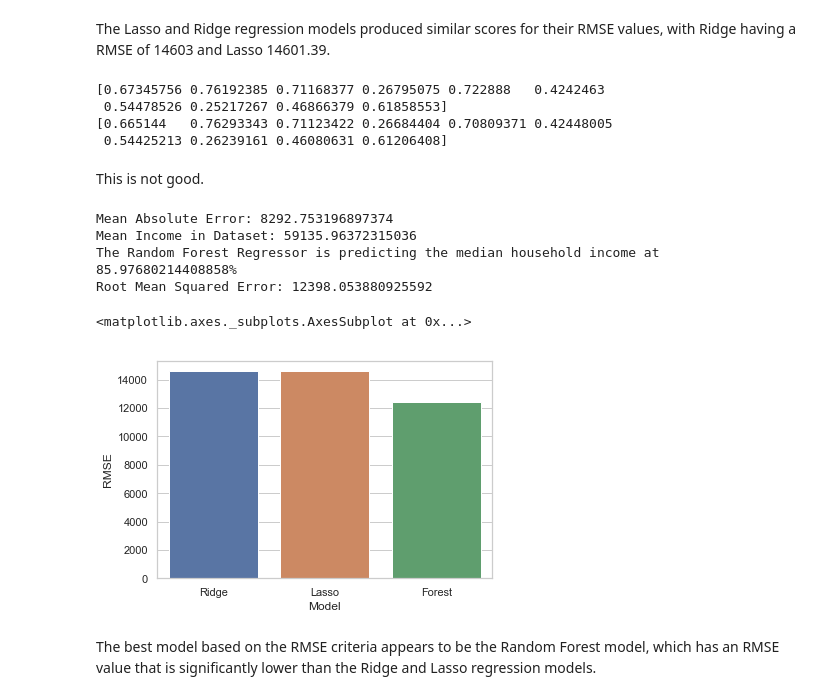
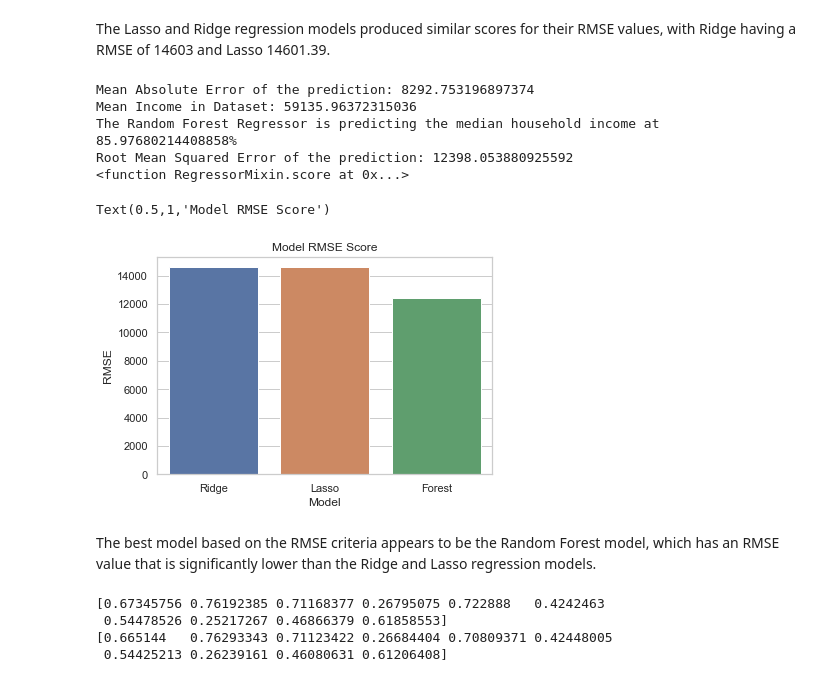
Before and after one commit to alexcroft08/Thinkful-Data-Science, a Jupyter notebook: Supervised Capstone .ipynb, the cells around one changed output. Drawn from its saved outputs; the diff is of its cells as text; code cells hidden in the pictures.

```diff
--- a/Supervised Capstone .ipynb
+++ b/Supervised Capstone .ipynb
@@ -161,2 +168,14 @@ sns.catplot(x="Borough", y="Income", kind = 'swarm', data=nyc_df);
 # %% [markdown]
 The distribution of income does appear to vary between the boroughs, with Manhattan having the highest income distribution and Staten Island and the Bronx having the lowest of the five boroughs.
+# %%
+#Let's see if gender has an impact on income
+import seaborn as sns
+
+nyc_df['Percent Male'] = nyc_df['Men'] / nyc_df['TotalPop']
+nyc_df['Percent Female'] = nyc_df['Women'] / nyc_df['TotalPop']
+
+male_plot = sns.lmplot(x="Percent Male", y="Income",
+               truncate=True, height=6, data=nyc_df).fig.suptitle("Male Income Distribution")
+
+female_plot = sns.lmplot(x='Percent Female', y='Income',
+               truncate = True, height =6, data=nyc_df).fig.suptitle("Female Income Distribution")
@@ -265,18 +292,11 @@ Mean absolute percentage error of the prediction is: 19.831693312951632
 The Lasso and Ridge regression models produced similar scores for their RMSE values, with Ridge having a RMSE of 14603 and Lasso 14601.39.
 # %%
 # Let's do some Cross Validation to see if the model is overfitting
-models = [Lasso_regr,Ridge_regr]
-from sklearn.model_selection import cross_val_score
+#models = [Lasso_regr,Ridge_regr]
+#from sklearn.model_selection import cross_val_score
 
-for model in models:
-        print(cross_val_score(model, X, Y, cv=10))
+#for model in models:
+        #print(cross_val_score(model, X, Y, cv=10))
-# %% [output]
-[0.67345756 0.76192385 0.71168377 0.26795075 0.722888   0.4242463
- 0.54478526 0.25217267 0.46866379 0.61858553]
-[0.665144   0.76293343 0.71123422 0.26684404 0.70809371 0.42448005
- 0.54425213 0.26239161 0.46080631 0.61206408]
-# %% [markdown]
-This is not good.
 # %%
 # Let's try a Random Forest model.
 from sklearn.ensemble import RandomForestRegressor
@@ -287,27 +307,42 @@ y_pred = forest.predict(X_test)
 
 from sklearn import metrics
 
-print('Mean Absolute Error:', metrics.mean_absolute_error(y_test, y_pred))
+print('Mean Absolute Error of the prediction:', metrics.mean_absolute_error(y_test, y_pred))
 print('Mean Income in Dataset:', np.mean(nyc_df['Income']))
 print('The Random Forest Regressor is predicting the median household income at {}%'.format(100*(1 - (metrics.mean_absolute_error(y_test, y_pred))/np.mean(nyc_df['Income']))))
-print('Root Mean Squared Error:', np.sqrt(metrics.mean_squared_error(y_test, y_pred)))
+print('Root Mean Squared Error of the prediction:', np.sqrt(metrics.mean_squared_error(y_test, y_pred)))
 Forest_RMSE = np.sqrt(metrics.mean_squared_error(y_test, y_pred))
+print(RandomForestRegressor.score)
 # %% [output]
-Mean Absolute Error: 8292.753196897374
+Mean Absolute Error of the prediction: 8292.753196897374
 Mean Income in Dataset: 59135.96372315036
 The Random Forest Regressor is predicting the median household income at 85.97680214408858%
-Root Mean Squared Error: 12398.053880925592
+Root Mean Squared Error of the prediction: 12398.053880925592
+<function RegressorMixin.score at 0x...>
 # %%
 ### RMSE illustration for different models to chose the best one for this scenario
 from pandas import DataFrame
 
 data = {'Model':['Ridge','Lasso','Forest'],'RMSE':[Ridge_RMSE,Lasso_RMSE,Forest_RMSE]}
 Ridge_df = DataFrame(data, columns=['Model','RMSE'])
 
 sns.set(style="whitegrid")
 sns.barplot(x="Model", y="RMSE", data=Ridge_df)
+plt.title('Model RMSE Score')
 # %% [output]
-<matplotlib.axes._subplots.AxesSubplot at 0x...>
+Text(0.5,1,'Model RMSE Score')
-[figure, old version]
+[figure, new version]
 # %% [markdown]
 The best model based on the RMSE criteria appears to be the Random Forest model, which has an RMSE value that is significantly lower than the Ridge and Lasso regression models.
+# %%
+#Let's do some Cross Validation to see if the model is overfitting
+models = [Lasso_regr,Ridge_regr]
+from sklearn.model_selection import cross_val_score
+
+for model in models:
+        print(cross_val_score(model, X, Y, cv=10))
+# %% [output]
+[0.67345756 0.76192385 0.71168377 0.26795075 0.722888   0.4242463
+ 0.54478526 0.25217267 0.46866379 0.61858553]
+[0.665144   0.76293343 0.71123422 0.26684404 0.70809371 0.42448005
+ 0.54425213 0.26239161 0.46080631 0.61206408]
```
Also changed, not shown: parts of 22 cells of this notebook.
